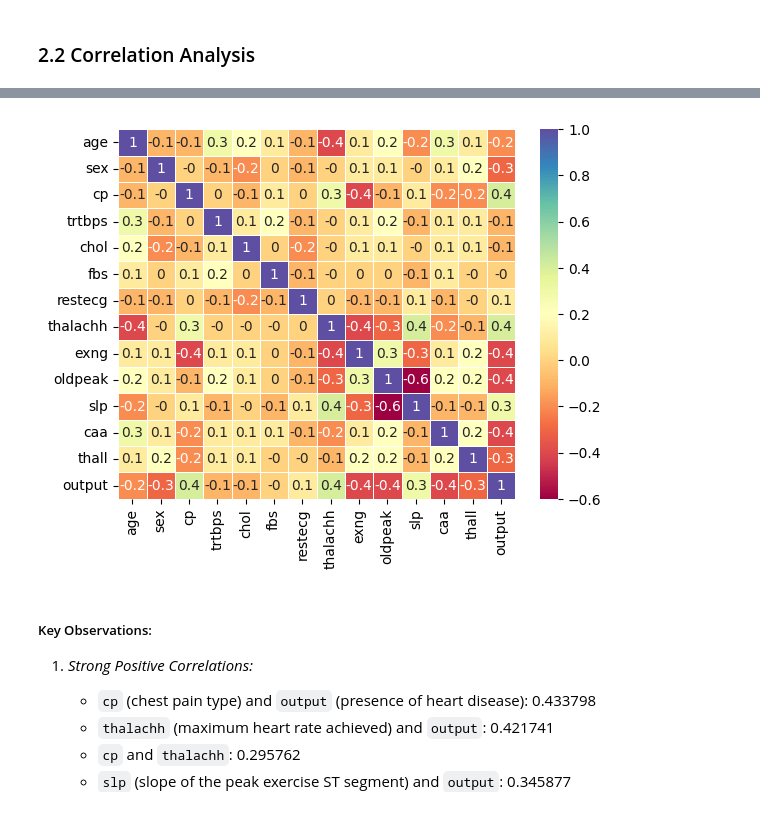
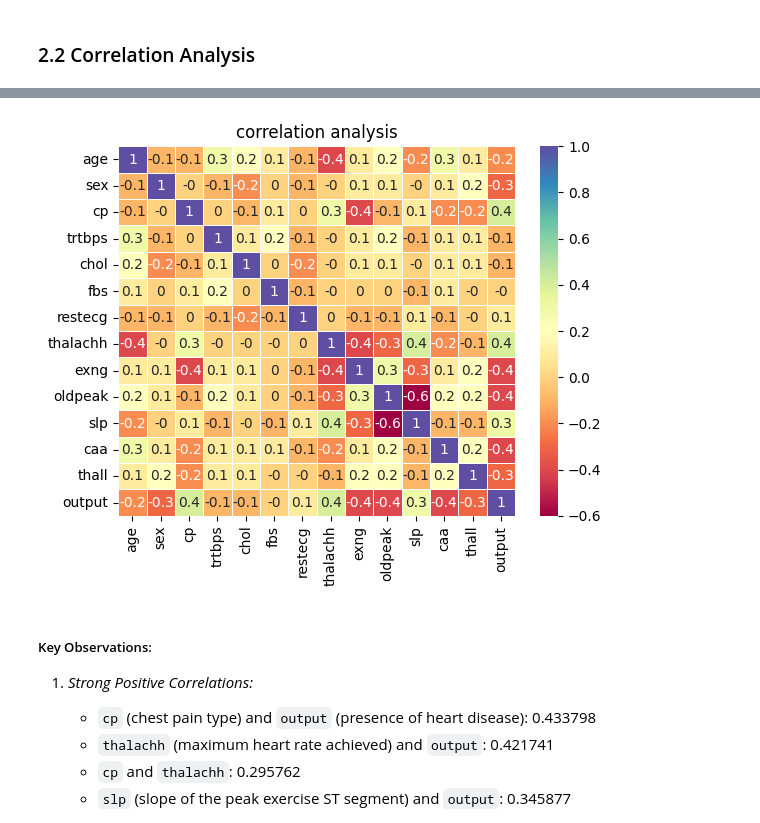
Before and after one commit to yordanossimegnew/Heart_Attack_Risk_Prediction, a Jupyter notebook: notebooks/1.Data_Analysis.ipynb, the cells around one changed output, grey strips where cells are left out. Cells and saved outputs as stored; diff of their text form; code cells hidden in the pictures.

Commit message:
Data_Analysis

```diff
--- a/notebooks/1.Data_Analysis.ipynb
+++ b/notebooks/1.Data_Analysis.ipynb
@@ -330,10 +330,12 @@ df.corr()
 # %%
 # let's plot the heat map of the above correlation matrix
 
 sns.heatmap(df.corr().round(1), cmap = "Spectral", linewidths=0.5, annot=True)
+plt.title("correlation analysis")
+plt.savefig("C:\\Users\\yozil\\Desktop\\My projects\\10. End_to_End_Heart_Attack_Risk_Prediction\\reports\\figure\\correlation_analysis.jpg")
 plt.show()
 # %% [output]
-[figure, old version]
+[figure, new version]
 # %% [markdown]
 ##### Key Observations:
 
```
